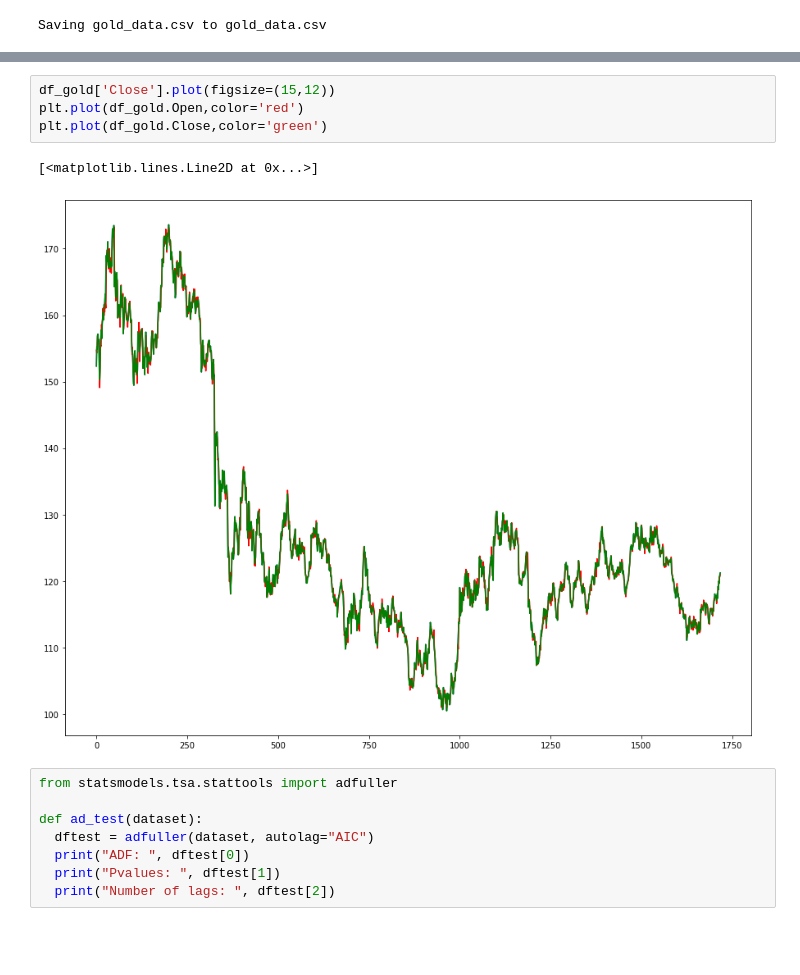
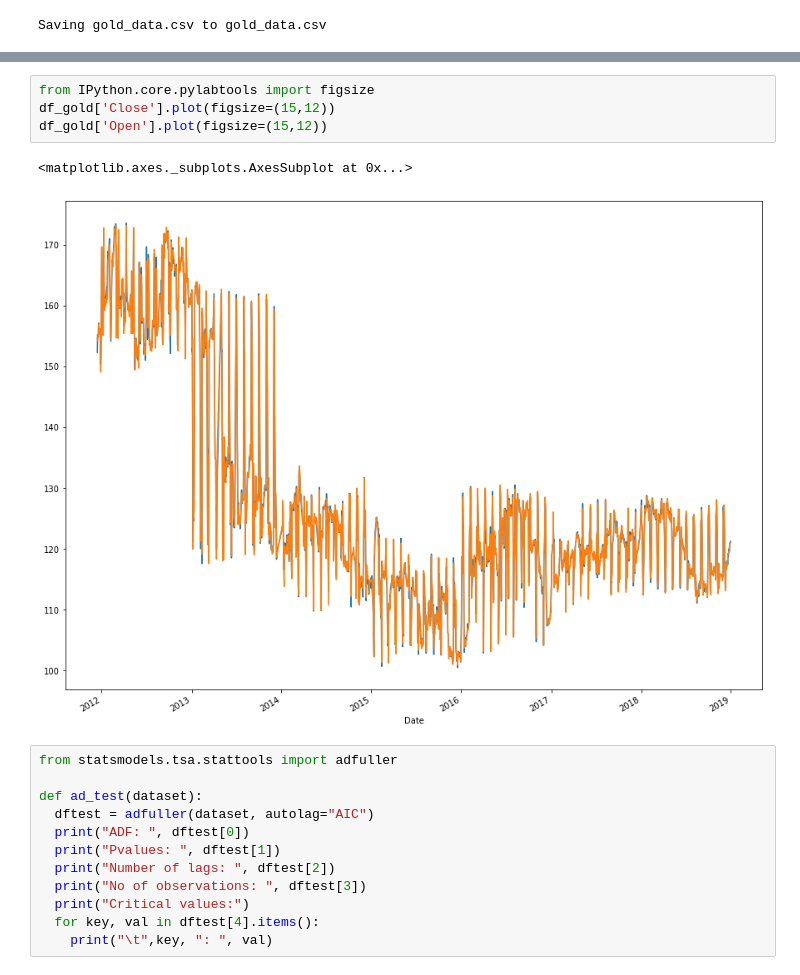
Before and after one commit to disha-ramchandani/Gold-Price-Prediction, a Jupyter notebook: ARIMA.ipynb, the cells around one changed output, grey strips where cells are left out. Drawn from its saved outputs; the diff is of its cells as text; blank space fills up the shorter version.

```diff
--- a/ARIMA.ipynb
+++ b/ARIMA.ipynb
@@ -50,10 +51,10 @@ df_gold.head()
-# %%
-df_gold['Close'].plot(figsize=(15,12))
-plt.plot(df_gold.Open,color='red')
-plt.plot(df_gold.Close,color='green')
-# %% [output]
-[<matplotlib.lines.Line2D at 0x...>]
-[figure, removed]
+# %%
+from IPython.core.pylabtools import figsize
+df_gold['Close'].plot(figsize=(15,12))
+df_gold['Open'].plot(figsize=(15,12))
+# %% [output]
+<matplotlib.axes._subplots.AxesSubplot at 0x...>
+[figure, added]
 # %%
 from statsmodels.tsa.stattools import adfuller
 
@@ -62,6 +63,10 @@ def ad_test(dataset):
   print("ADF: ", dftest[0])
   print("Pvalues: ", dftest[1])
   print("Number of lags: ", dftest[2])
+  print("No of observations: ", dftest[3])
+  print("Critical values:")
+  for key, val in dftest[4].items():
+    print("\t",key, ": ", val)
 # %%
 print("For Opening Values ")
 ad_test(df_gold['Open'])
```
Also changed, not shown: parts of 18 cells of this notebook.
